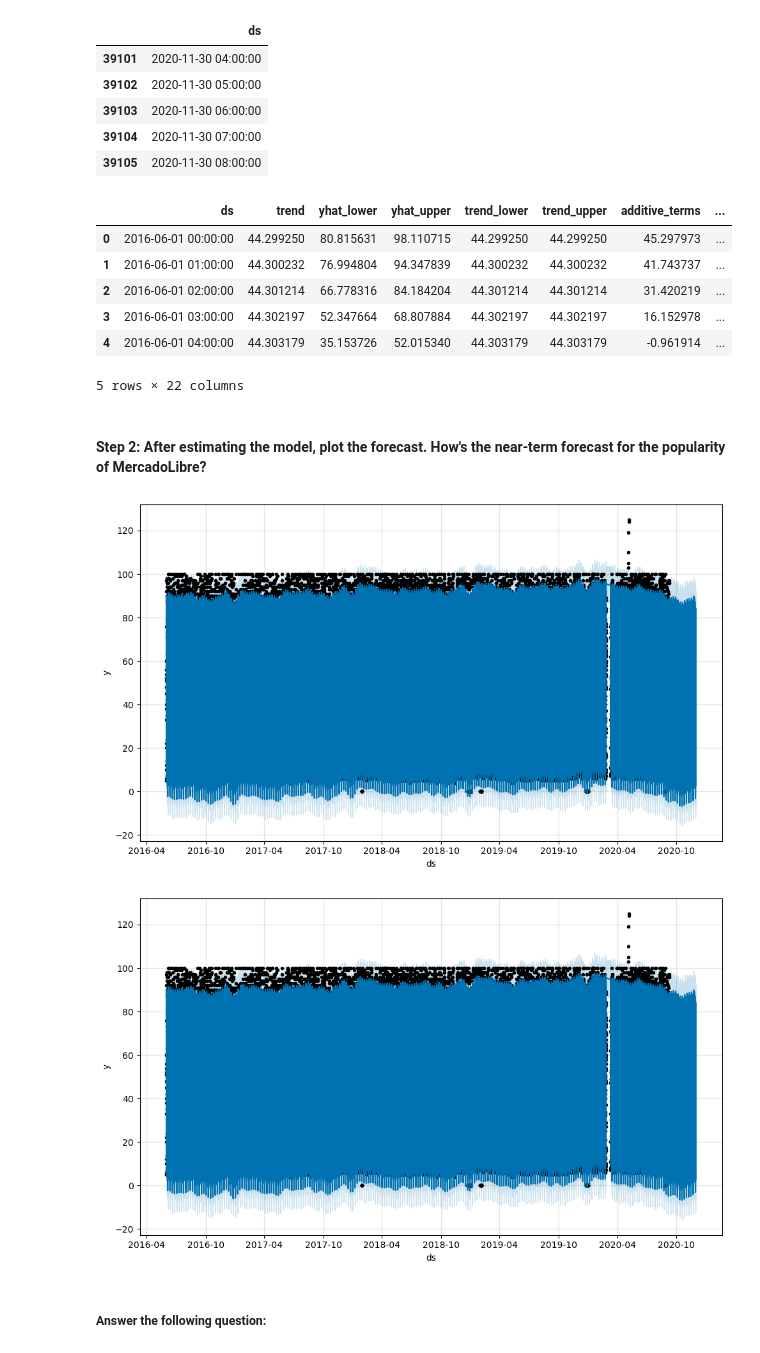
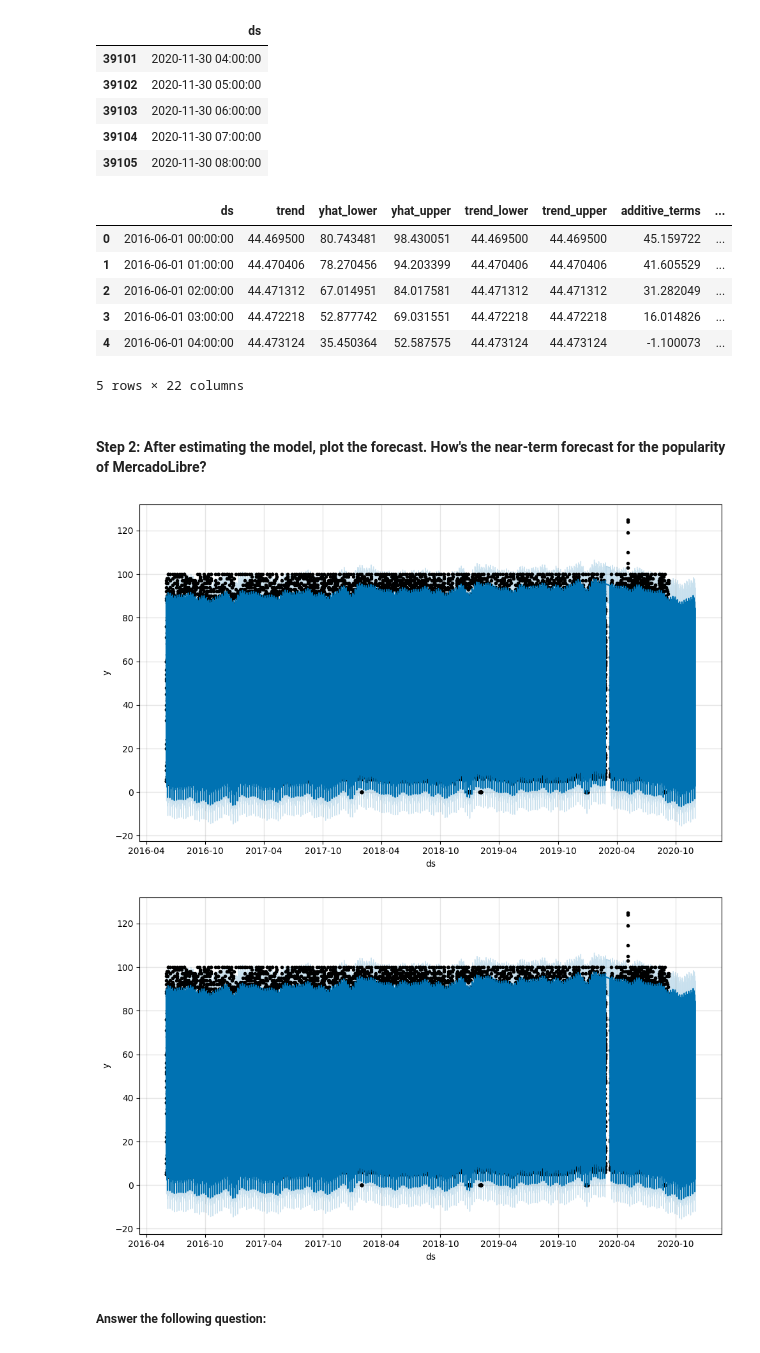
Before and after one commit to monkeyvisco/challenge_pandas_datacorrelation, a Jupyter notebook: forecasting_net_prophet_solution_aw.ipynb, the cells around one changed output. Cells and saved outputs as stored; diff of their text form; code cells hidden in the pictures.

```diff
--- a/forecasting_net_prophet_solution_aw.ipynb
+++ b/forecasting_net_prophet_solution_aw.ipynb
@@ -469,3 +673,9 @@ Now, you need to produce a time series model that analyzes and forecasts pattern
+# %%
+# Call the Prophet function, store as an object
+prophet_model = Prophet()
+# The above code creates an instance of the Prophet class and assigns it to the variable `prophet_model`.
+# You can now use this object to fit the model, make predictions, and perform other operations provided by the Prophet library.
 # %%
 # Fit the time-series model.
+prophet_model.fit(mercado_prophet_df)
 # %% [output]
@@ -475,9 +692,10 @@ Now, you need to produce a time series model that analyzes and forecasts pattern
 # %%
 # Create a future dataframe to hold predictions
 # Make the prediction go out as far as 2000 hours (approx 80 days)
-
+future_mercado_prophet_df = prophet_model.make_future_dataframe(periods=2000, freq='H')
 
 # View the last five rows of the future_mercado_trends DataFrame
+display(future_mercado_prophet_df.tail())
 # %% [output]
 |  | ds |
 | 39101 | 2020-11-30 04:00:00 |
@@ -487,24 +705,26 @@ Now, you need to produce a time series model that analyzes and forecasts pattern
 | 39105 | 2020-11-30 08:00:00 |
 # %%
 # Make the predictions for the trend data using the future_mercado_trends DataFrame
-
+predictions = prophet_model.predict(future_mercado_prophet_df)
 
 # Display the first five rows of the forecast_mercado_trends DataFrame
+display(predictions.head())
 # %% [output]
 |  | ds | trend | yhat_lower | yhat_upper | trend_lower | trend_upper | additive_terms | ... |
-| 0 | 2016-06-01 00:00:00 | 44.299250 | 80.815631 | 98.110715 | 44.299250 | 44.299250 | 45.297973 | ... |
-| 1 | 2016-06-01 01:00:00 | 44.300232 | 76.994804 | 94.347839 | 44.300232 | 44.300232 | 41.743737 | ... |
-| 2 | 2016-06-01 02:00:00 | 44.301214 | 66.778316 | 84.184204 | 44.301214 | 44.301214 | 31.420219 | ... |
-| 3 | 2016-06-01 03:00:00 | 44.302197 | 52.347664 | 68.807884 | 44.302197 | 44.302197 | 16.152978 | ... |
-| 4 | 2016-06-01 04:00:00 | 44.303179 | 35.153726 | 52.015340 | 44.303179 | 44.303179 | -0.961914 | ... |
+| 0 | 2016-06-01 00:00:00 | 44.469500 | 80.743481 | 98.430051 | 44.469500 | 44.469500 | 45.159722 | ... |
+| 1 | 2016-06-01 01:00:00 | 44.470406 | 78.270456 | 94.203399 | 44.470406 | 44.470406 | 41.605529 | ... |
+| 2 | 2016-06-01 02:00:00 | 44.471312 | 67.014951 | 84.017581 | 44.471312 | 44.471312 | 31.282049 | ... |
+| 3 | 2016-06-01 03:00:00 | 44.472218 | 52.877742 | 69.031551 | 44.472218 | 44.472218 | 16.014826 | ... |
+| 4 | 2016-06-01 04:00:00 | 44.473124 | 35.450364 | 52.587575 | 44.473124 | 44.473124 | -1.100073 | ... |
 5 rows × 22 columns
 # %% [markdown]
 #### Step 2: After estimating the model, plot the forecast. How's the near-term forecast for the popularity of MercadoLibre?
 # %%
 # Plot the Prophet predictions for the Mercado trends data
+prophet_model.plot(predictions)
 # %% [output]
-[figure, old version]
+[figure, new version]
-[figure, old version]
+[figure, new version]
 # %% [markdown]
 ##### Answer the following question:
 # %% [markdown]
```
Also changed, not shown: parts of 42 cells of this notebook.
